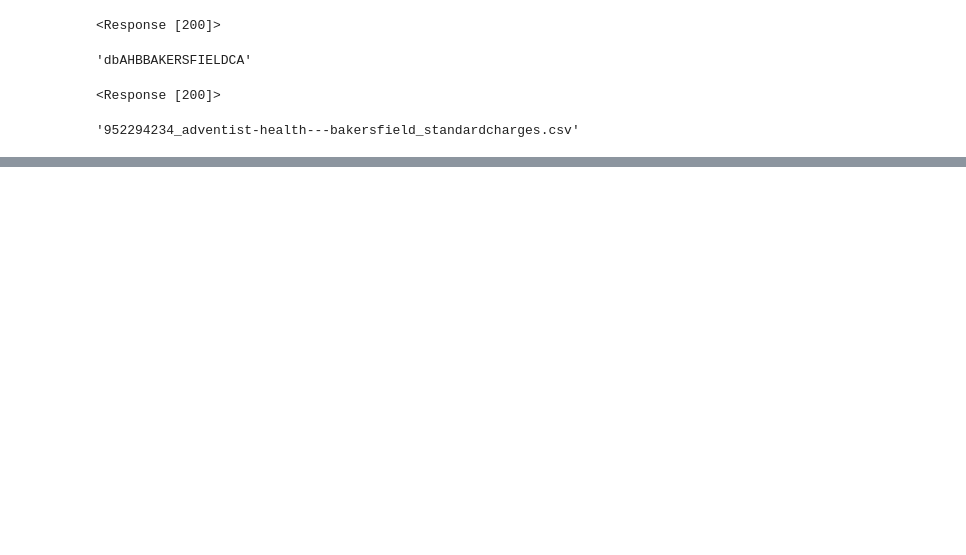
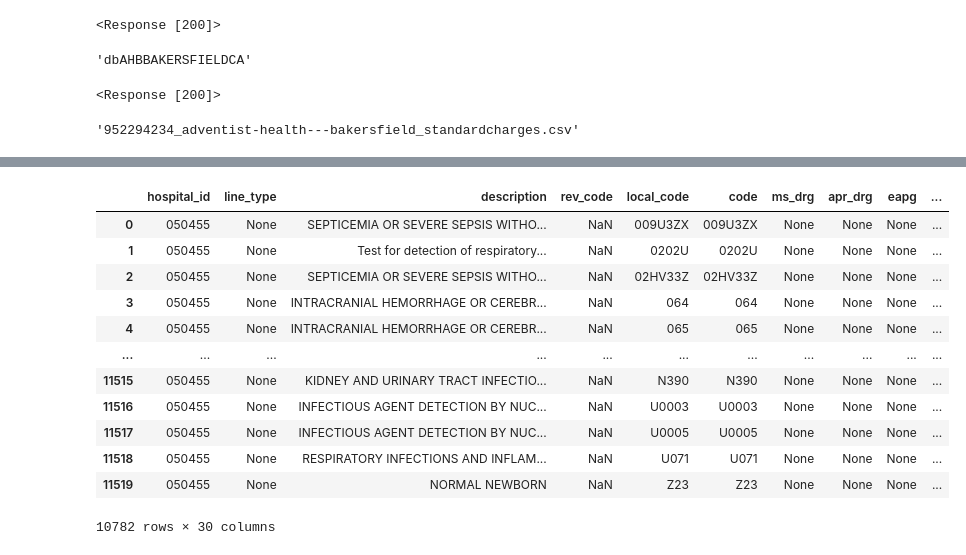
Before and after one commit to rl1987/dolthub-bounty-transparency-in-pricing, a Jupyter notebook: para-hcfs.ipynb, the cells around one changed output, grey strips where cells are left out. Cells and saved outputs as stored; diff of their text form; code cells hidden in the pictures; blank space fills up the shorter version.

```diff
--- a/para-hcfs.ipynb
+++ b/para-hcfs.ipynb
@@ -131,0 +302,3 @@ df_in
+# %%
+df_mid = df_mid[df_mid['standard_charge'].notnull()]
+df_mid.shape
@@ -131,0 +307,11 @@ df_in
+# %%
+if not 'hcpcs_cpt' in df_mid.columns:
+    df_mid['hcpcs_cpt'] = None
+
+df_mid = pd.DataFrame(df_mid)
+df_mid.loc[df_mid['hcpcs_cpt'].isnull(), 'hcpcs_cpt'] = ''
+df_mid.loc[df_mid['hcpcs_cpt'].str.isalpha(), 'code'] = df_mid[df_mid['hcpcs_cpt'].str.isalpha()]['hcpcs_cpt']
+df_mid['hcpcs_cpt'] = df_mid['hcpcs_cpt'].apply(lambda cpt: '' if len(cpt) != 5 else cpt)
+df_mid.loc[df_mid['hcpcs_cpt'].str.isalpha(), 'hcpcs_cpt'] = None
+df_mid.loc[df_mid['hcpcs_cpt'] == '', 'hcpcs_cpt'] = None
+set(df_mid['hcpcs_cpt'].to_list())
@@ -131,0 +320,25 @@ df_in
+# %%
+df_mid['hospital_id'] = ccn
+df_mid['line_type'] = None
+if not 'local_code' in df_mid.columns:
+    df_mid['local_code'] = None
+if not 'code' in df_mid.columns:
+    df_mid['code'] = None
+if not 'ms_drg' in df_mid.columns:
+    df_mid['ms_drg'] = None
+df_mid['apr_drg'] = None
+df_mid['eapg'] = None
+df_mid['alt_hcpcs_cpt'] = None
+df_mid['thru'] = None
+df_mid['apc'] = None
+if not 'icd' in df_mid.columns:
+    df_mid['icd'] = None
+df_mid['drug_quantity'] = None
+df_mid['drug_unit_of_measurement'] = None
+df_mid['drug_type_of_measurement'] = None
+df_mid['plan_name'] = None
+df_mid['standard_charge_percent'] = None
+df_mid['contracting_method'] = None
+df_mid['additional_payer_specific_notes'] = None
+
+df_mid
@@ -131,0 +359,17 @@ df_in
+# %%
+df_out = pd.DataFrame(df_mid[TARGET_COLUMNS])
+df_out
+# %% [output]
+|  | hospital_id | line_type | description | rev_code | local_code | code | ms_drg | apr_drg | eapg | ... |
+| 0 | 050455 | None | SEPTICEMIA OR SEVERE SEPSIS WITHO... | NaN | 009U3ZX | 009U3ZX | None | None | None | ... |
+| 1 | 050455 | None | Test for detection of respiratory... | NaN | 0202U | 0202U | None | None | None | ... |
+| 2 | 050455 | None | SEPTICEMIA OR SEVERE SEPSIS WITHO... | NaN | 02HV33Z | 02HV33Z | None | None | None | ... |
+| 3 | 050455 | None | INTRACRANIAL HEMORRHAGE OR CEREBR... | NaN | 064 | 064 | None | None | None | ... |
+| 4 | 050455 | None | INTRACRANIAL HEMORRHAGE OR CEREBR... | NaN | 065 | 065 | None | None | None | ... |
+| ... | ... | ... | ... | ... | ... | ... | ... | ... | ... | ... |
+| 11515 | 050455 | None | KIDNEY AND URINARY TRACT INFECTIO... | NaN | N390 | N390 | None | None | None | ... |
+| 11516 | 050455 | None | INFECTIOUS AGENT DETECTION BY NUC... | NaN | U0003 | U0003 | None | None | None | ... |
+| 11517 | 050455 | None | INFECTIOUS AGENT DETECTION BY NUC... | NaN | U0005 | U0005 | None | None | None | ... |
+| 11518 | 050455 | None | RESPIRATORY INFECTIONS AND INFLAM... | NaN | U071 | U071 | None | None | None | ... |
+| 11519 | 050455 | None | NORMAL NEWBORN | NaN | Z23 | Z23 | None | None | None | ... |
+10782 rows × 30 columns
```
Also changed, not shown: parts of 19 cells of this notebook.
